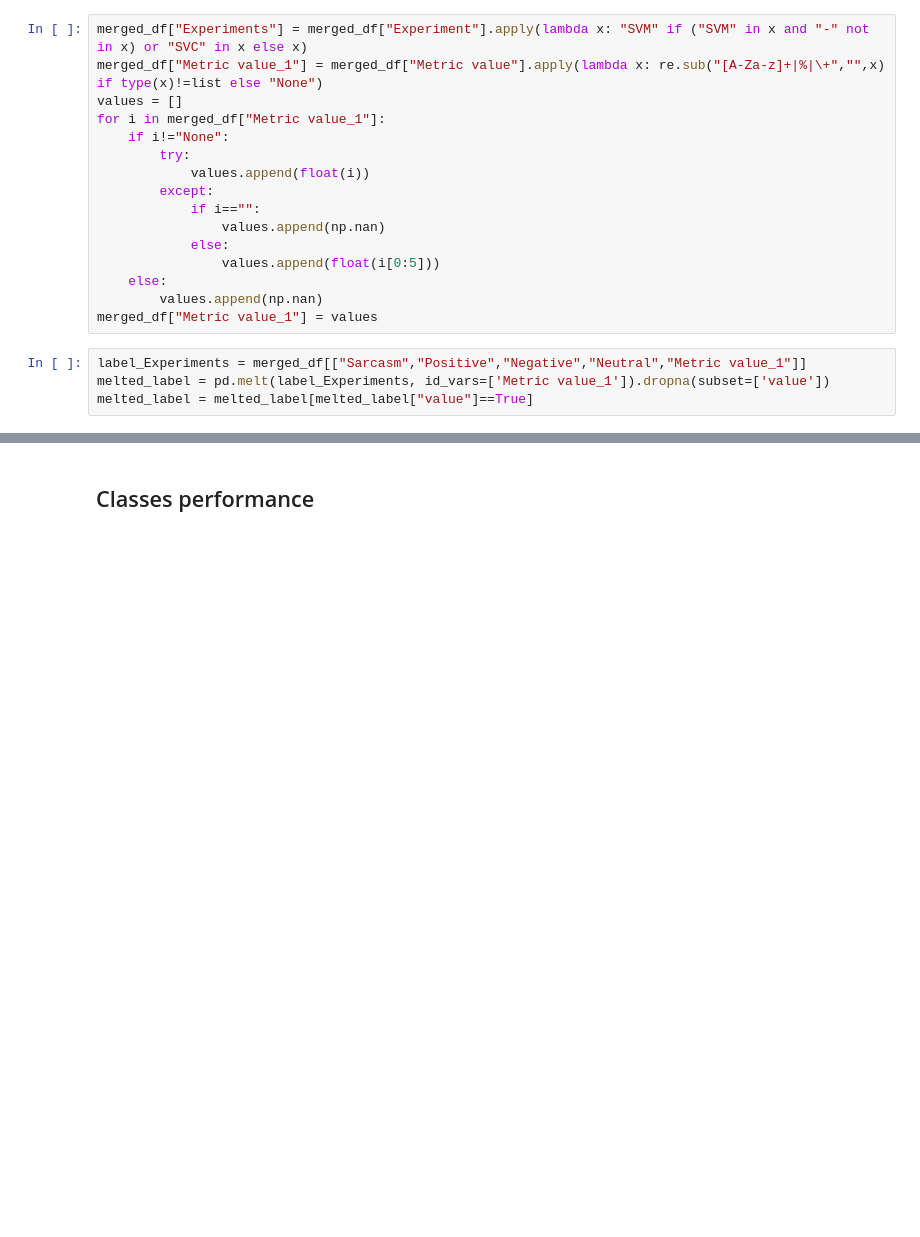
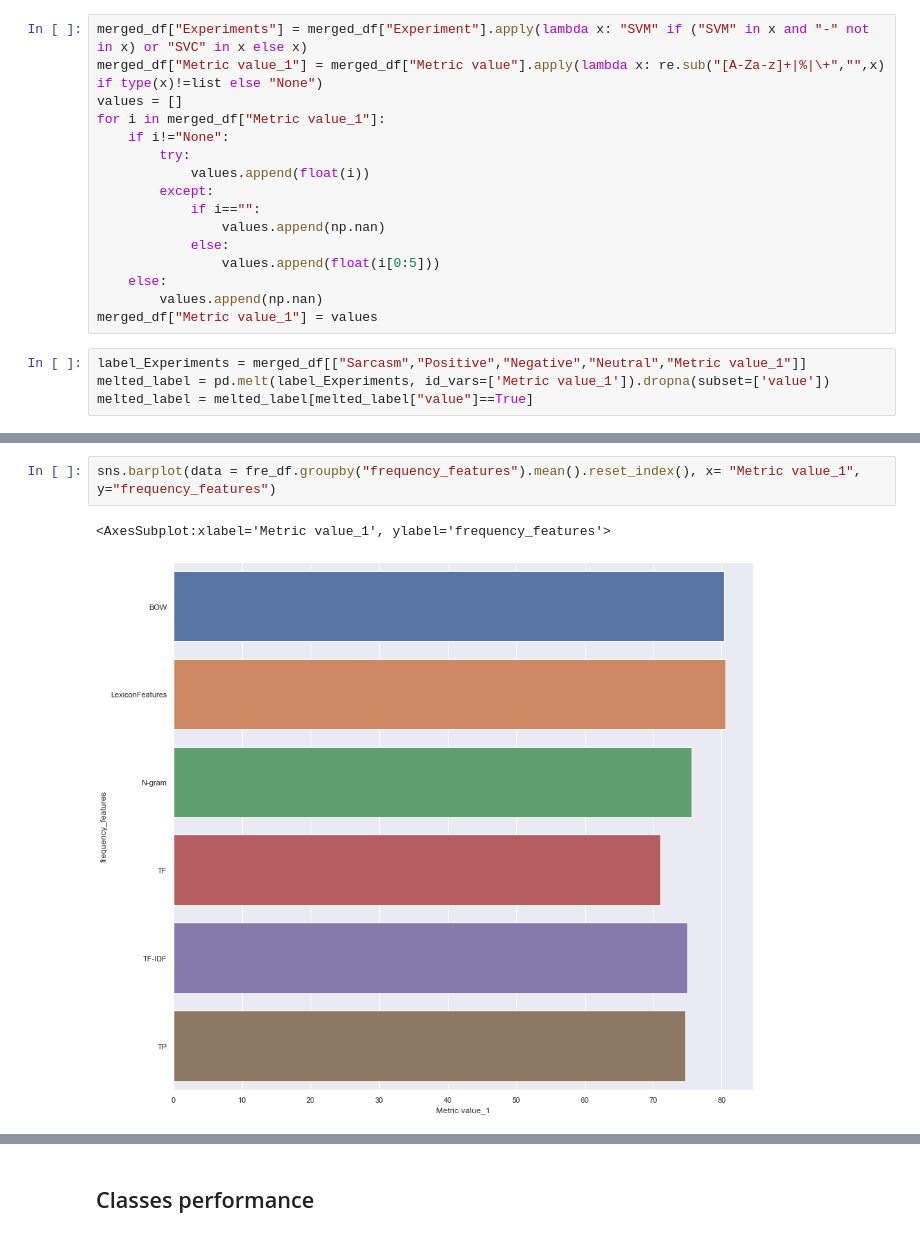
Before and after one commit to YassirMatrane/slr_phd, a Jupyter notebook: SLR-jupyter.ipynb, the cells around one changed output, grey strips where cells are left out. Drawn from its saved outputs; the diff is of its cells as text; blank space fills up the shorter version.

```diff
--- a/SLR-jupyter.ipynb
+++ b/SLR-jupyter.ipynb
@@ -652,0 +656,5 @@ merged_df
+# %%
+sns.barplot(data = fre_df.groupby("frequency_features").mean().reset_index(), x= "Metric value_1", y="frequency_features")
+# %% [output]
+<AxesSubplot:xlabel='Metric value_1', ylabel='frequency_features'>
+[figure, added]
```
Also changed, not shown: parts of 14 cells of this notebook.
